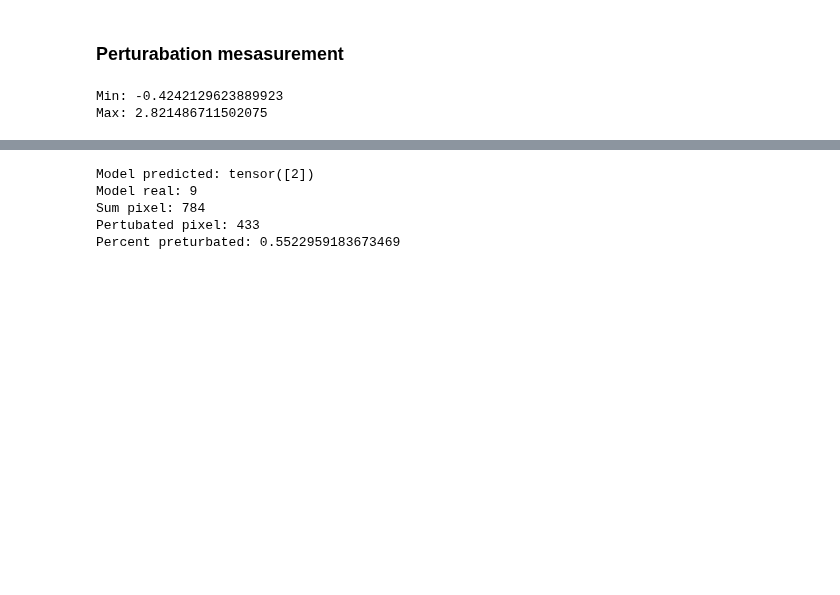
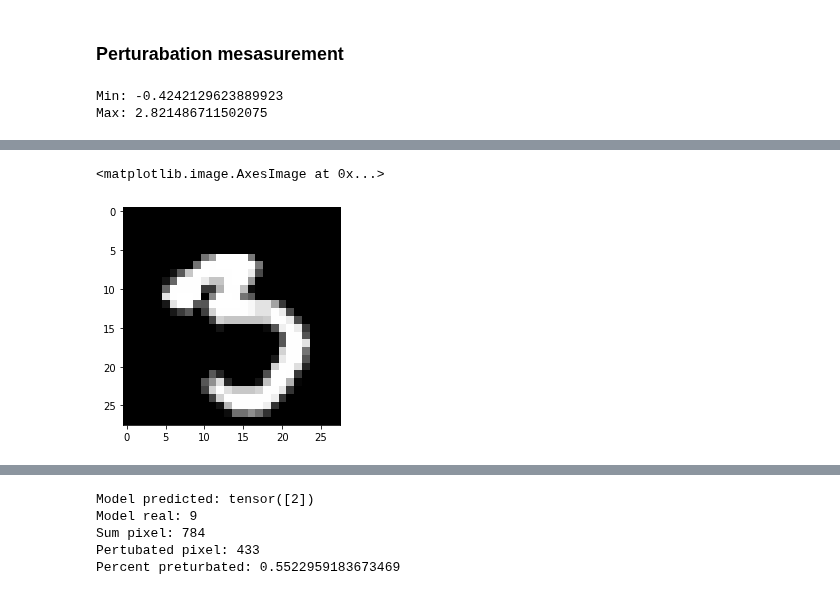
Before and after one commit to Caryox/adversarial-robustness, a Jupyter notebook: notepads/simple_cnn.ipynb, the cells around one changed output, grey strips where cells are left out. Drawn from its saved outputs; the diff is of its cells as text; code cells hidden in the pictures; blank space fills up the shorter version.

```diff
--- a/notepads/simple_cnn.ipynb
+++ b/notepads/simple_cnn.ipynb
@@ -369,0 +370,5 @@ plt.plot
+# %%
+plt.imshow(ndimage.median_filter(f_d[0][0], size=2), cmap='gray', interpolation='none')
+# %% [output]
+<matplotlib.image.AxesImage at 0x...>
+[figure, added]
```
Also changed, not shown: parts of 10 cells of this notebook.
